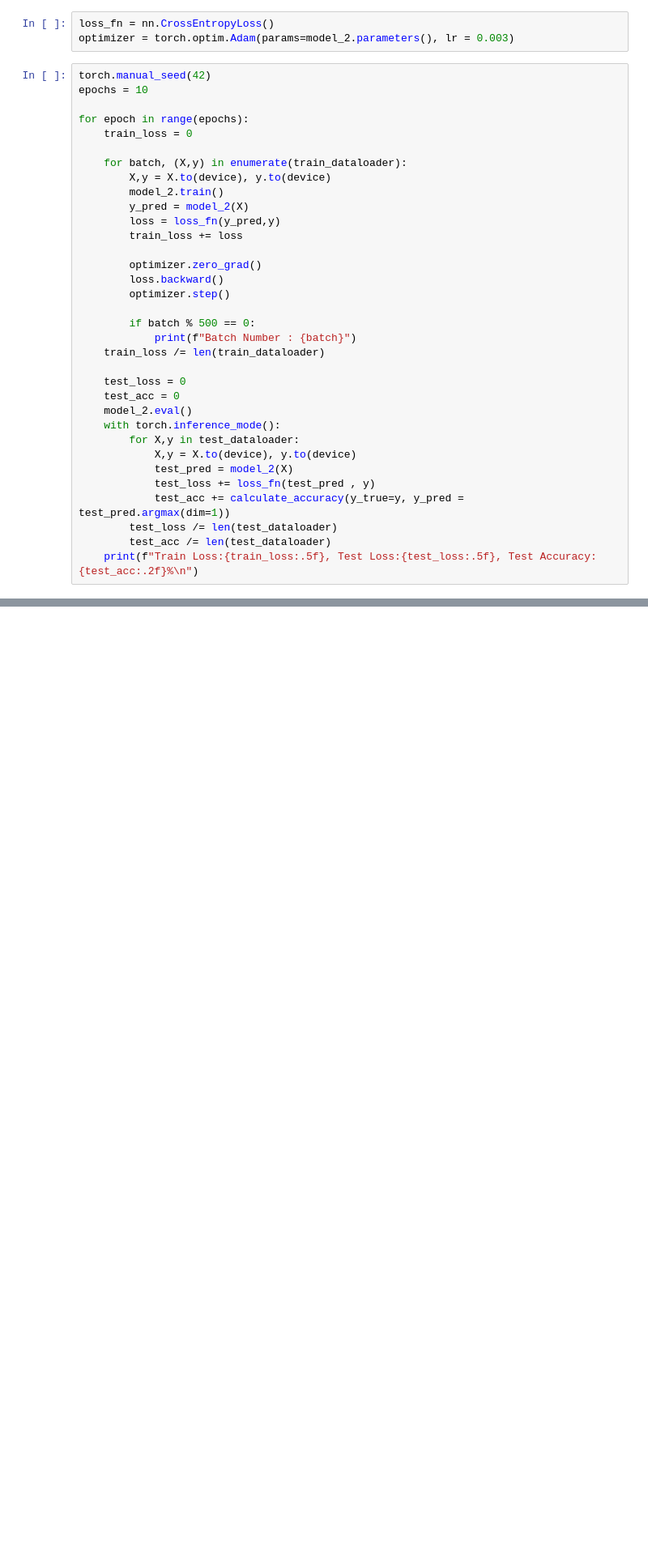
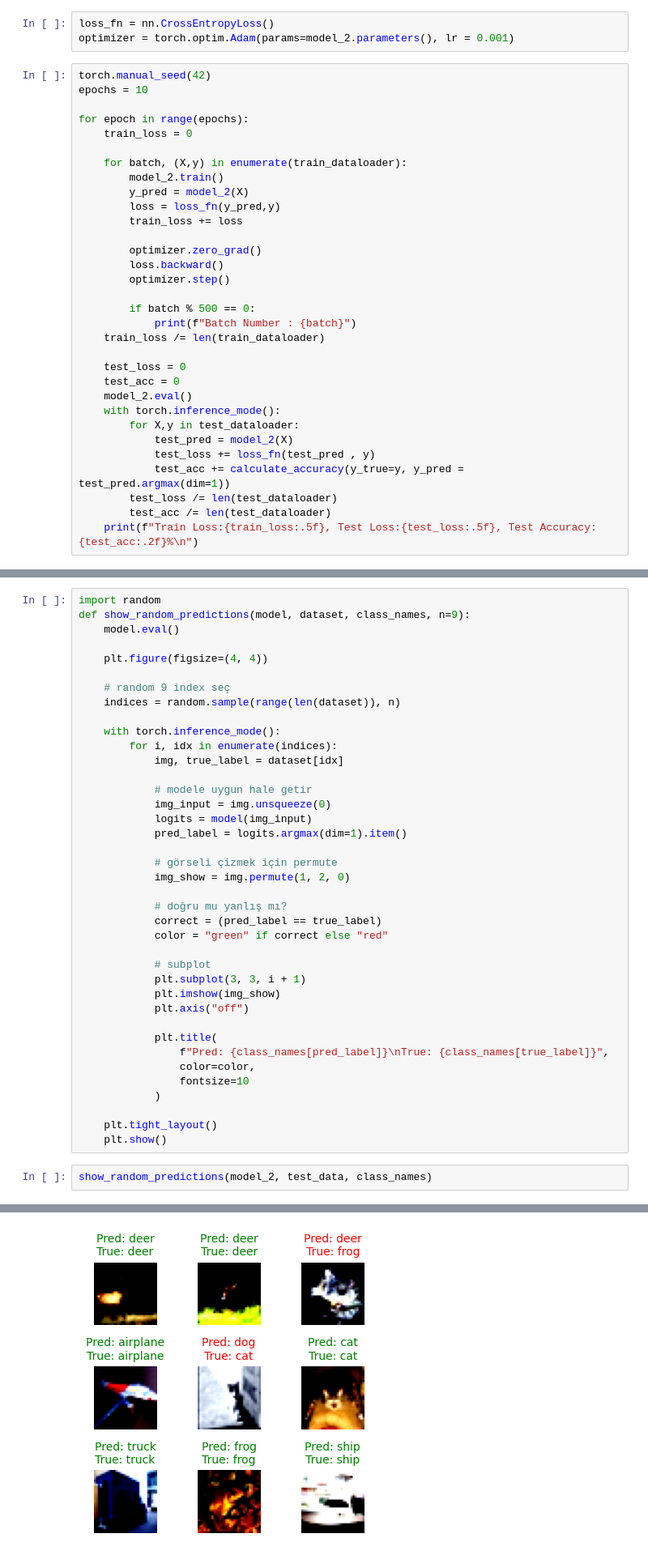
Before and after one commit to abdulkadiripek/DeepLearningBootcamp, a Jupyter notebook: DeepLearning/05- IntroToComputerVision.ipynb, the cells around one changed output, grey strips where cells are left out. Shown at 81% size. Drawn from its saved outputs; the diff is of its cells as text; blank space fills up the shorter version.

Commit message:
Görselleştirme fonksiyonlarını yazdık ve import ettik.

```diff
--- a/DeepLearning/05- IntroToComputerVision.ipynb
+++ b/DeepLearning/05- IntroToComputerVision.ipynb
@@ -450,7 +441,7 @@ CIFAR10ClassifierCNN(
 )
 # %%
 loss_fn = nn.CrossEntropyLoss()
-optimizer = torch.optim.Adam(params=model_2.parameters(), lr = 0.003)
+optimizer = torch.optim.Adam(params=model_2.parameters(), lr = 0.001)
 # %%
 torch.manual_seed(42)
 epochs = 10
@@ -459,7 +450,6 @@ for epoch in range(epochs):
     train_loss = 0
 
     for batch, (X,y) in enumerate(train_dataloader):
-        X,y = X.to(device), y.to(device)
         model_2.train()
         y_pred = model_2(X)
         loss = loss_fn(y_pred,y)
@@ -478,7 +468,6 @@ for epoch in range(epochs):
     model_2.eval()
     with torch.inference_mode():
         for X,y in test_dataloader:
-            X,y = X.to(device), y.to(device)
             test_pred = model_2(X)
             test_loss += loss_fn(test_pred , y)
             test_acc += calculate_accuracy(y_true=y, y_pred = test_pred.argmax(dim=1))
@@ -520,3 +540,45 @@ def make_predictions(model: torch.nn.Module, data: list):
 
     # Hepsini birleştir → [N, num_classes]
     return torch.stack(pred_probs)
+# %%
+import random
+def show_random_predictions(model, dataset, class_names, n=9):
+    model.eval()
+
+    plt.figure(figsize=(4, 4))
+
+    # random 9 index seç
+    indices = random.sample(range(len(dataset)), n)
+
+    with torch.inference_mode():
+        for i, idx in enumerate(indices):
+            img, true_label = dataset[idx]
+
+            # modele uygun hale getir
+            img_input = img.unsqueeze(0)
+            logits = model(img_input)
+            pred_label = logits.argmax(dim=1).item()
+
+            # görseli çizmek için permute
+            img_show = img.permute(1, 2, 0)
+
+            # doğru mu yanlış mı?
+            correct = (pred_label == true_label)
+            color = "green" if correct else "red"
+
+            # subplot
+            plt.subplot(3, 3, i + 1)
+            plt.imshow(img_show)
+            plt.axis("off")
+
+            plt.title(
+                f"Pred: {class_names[pred_label]}\nTrue: {class_names[true_label]}",
+                color=color,
+                fontsize=10
+            )
+
+    plt.tight_layout()
+    plt.show()
+# %%
+show_random_predictions(model_2, test_data, class_names)
+# %% [output]
@@ -522,0 +594 @@ def make_predictions(model: torch.nn.Module, data: list):
+[figure, added]
```
Also changed, not shown: parts of 8 cells of this notebook.
